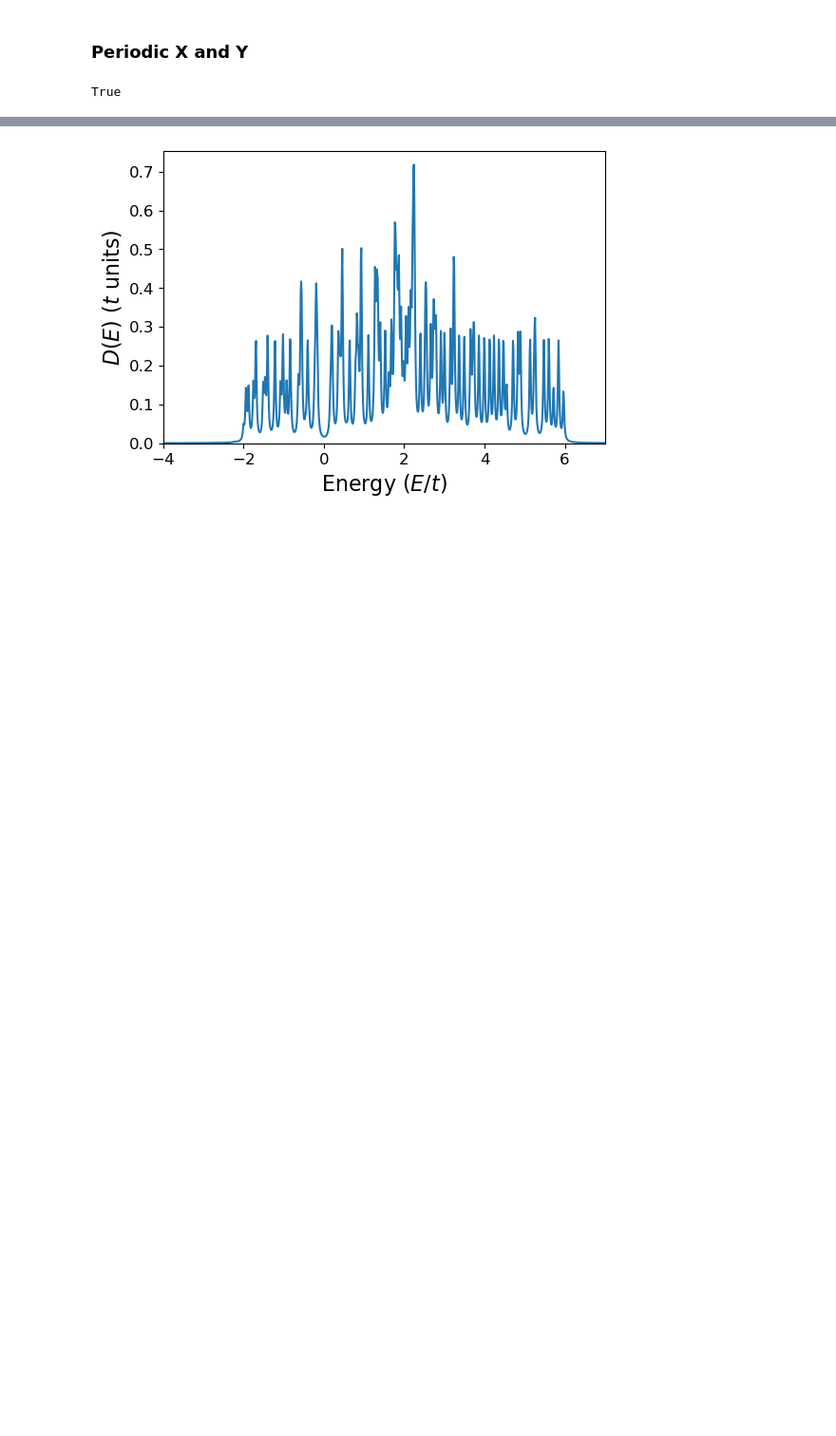
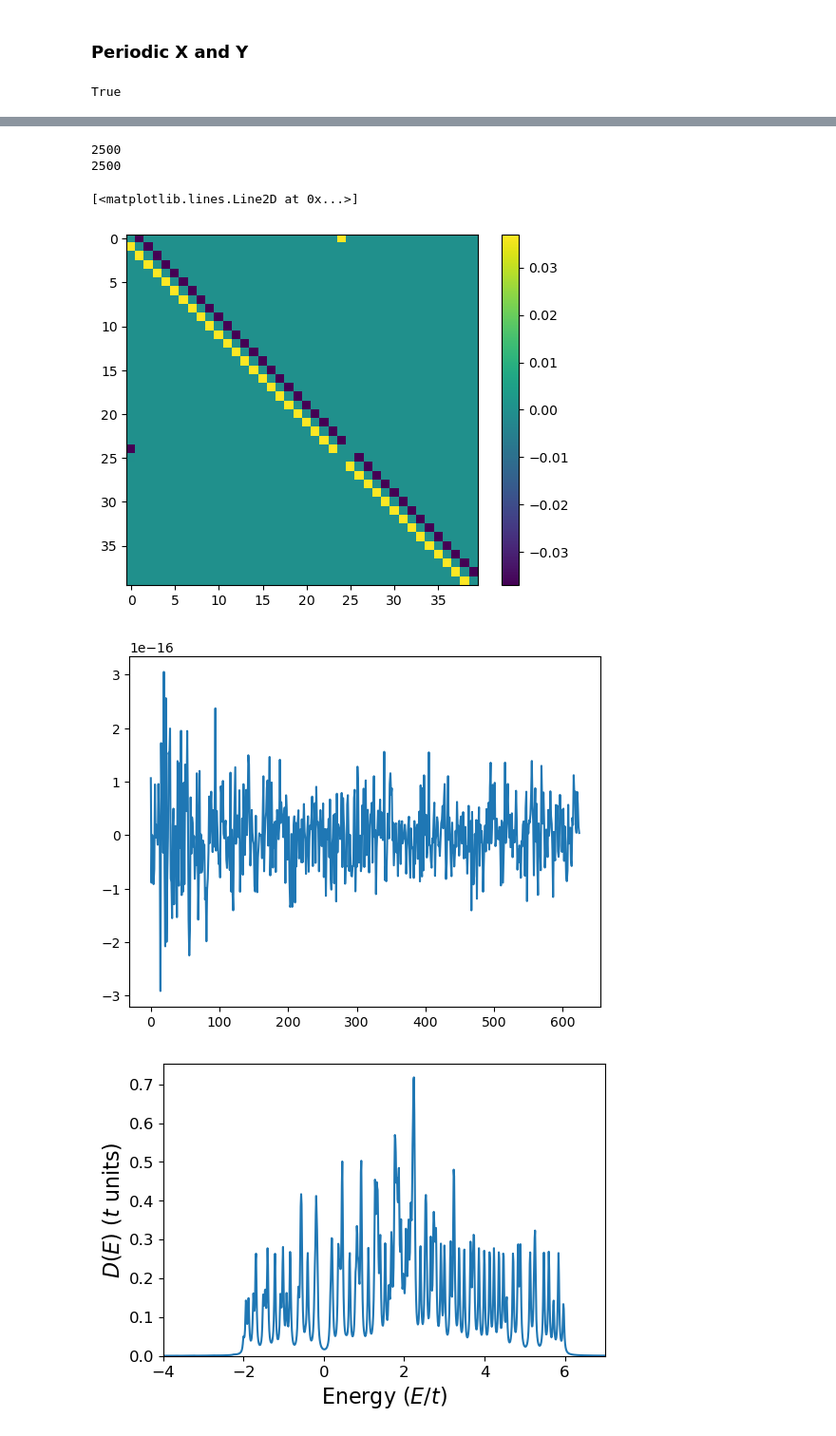
Before and after one commit to emilssp/master-thesis-codebase, a Jupyter notebook: notebooks/self_consistency.ipynb, the cells around one changed output, grey strips where cells are left out. Shown at 95% size. Cells and saved outputs as stored; diff of their text form; code cells hidden in the pictures; blank space fills up the shorter version.

```diff
--- a/notebooks/self_consistency.ipynb
+++ b/notebooks/self_consistency.ipynb
@@ -159,9 +159,9 @@ def correlators(H, T):
         )
     return F0, F, Fuu, Fdd
 # %%
-def arr_converged(new, old, atol, rtol):
+def arr_converged(new, old, atol, rtol, nonzero_threshold=1e-6):
     abs = cp.linalg.norm(new - old) < atol
-    rel = cp.linalg.norm((new-old)/(new+1e-12)) < rtol or cp.linalg.norm(new) < 1e-12
+    rel = cp.linalg.norm((new-old)/(new+1e-6)) < rtol or cp.linalg.norm(new) < 1e-6
     return abs and rel
 # %%
 from xxlimited import new
@@ -385,3 +385,20 @@ Converged after 2 iterations.
+# %%
+print(len(H.lattice.edges))
+print(cp.count_nonzero(F))
+# %% [output]
+2500
+2500
+# %%
+plt.figure()
+plt.imshow(cp.asnumpy(cp.real(F))[0:40,0:40])
+colorbar = plt.colorbar()
+
+plt.figure()
+plt.plot(cp.asnumpy(cp.real(F0)))
+# %% [output]
+[<matplotlib.lines.Line2D at 0x...>]
+[figure, added]
+[figure, added]
 # %%
 energies = cp.linspace(-4,7,1000)
 dos_values = H.dos(energies, eta=0.02, drop_matrix=False)
```
Also changed, not shown: parts of 28 cells of this notebook, 1 other file.
